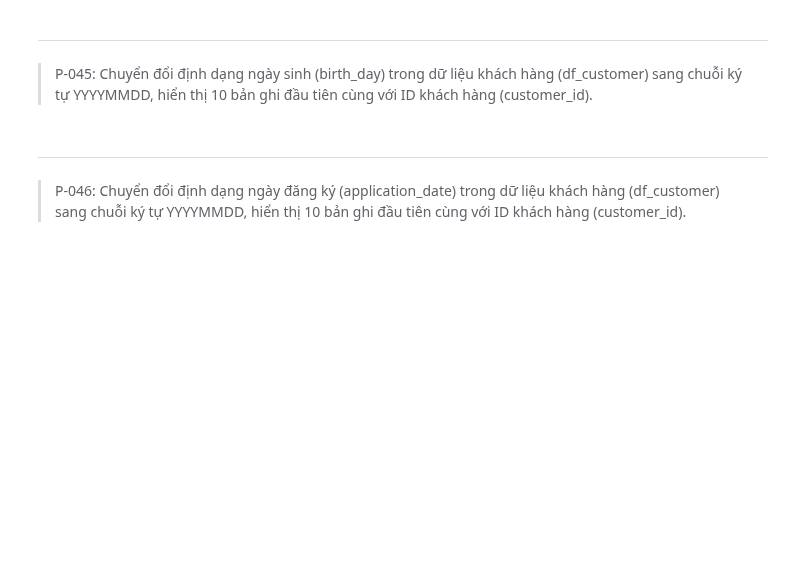
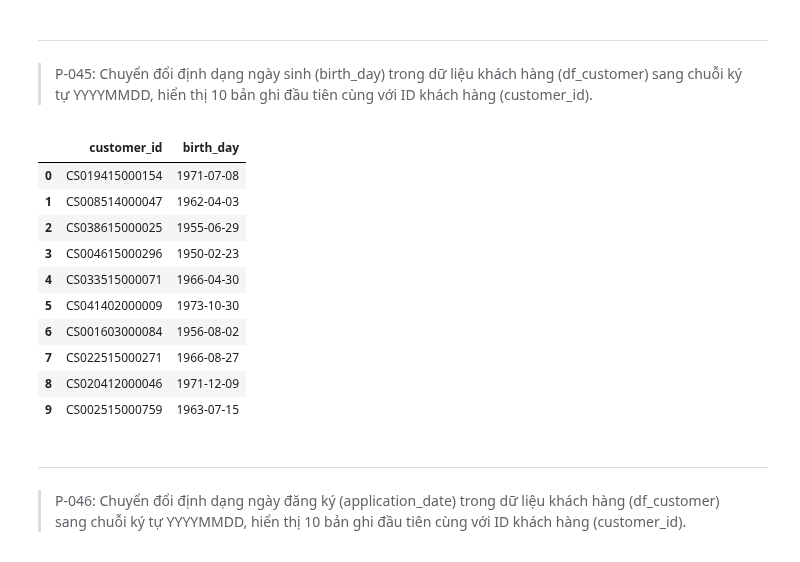
Before and after one commit to quoc-duc/LearnPandas, a Jupyter notebook: notebooks_vn/exercises/100_bai_tap_pandas_vn_exes.ipynb, the cells around one changed output. Saved outputs shown, nothing was run; the diff lists cells and outputs as text; code cells hidden in the pictures; blank space fills up the shorter version.

```diff
--- a/notebooks_vn/exercises/100_bai_tap_pandas_vn_exes.ipynb
+++ b/notebooks_vn/exercises/100_bai_tap_pandas_vn_exes.ipynb
@@ -1011,6 +1011,25 @@ df_sales_summary
 Chuyển đổi định dạng ngày sinh (birth_day) trong dữ liệu khách hàng (df_customer) sang chuỗi ký tự YYYYMMDD, hiển thị 10 bản ghi đầu tiên cùng với ID khách hàng (customer_id).
 # %%
 # df_customer
+# %%
+(
+    df_customer.assign(
+        birth_day=lambda df: pd.to_datetime(df["birth_day"]).dt.strftime("%Y-%m-%d")
+    )[["customer_id", "birth_day"]]
+    .head(10)
+)
+# %% [output]
+|  | customer_id | birth_day |
+| 0 | CS019415000154 | 1971-07-08 |
+| 1 | CS008514000047 | 1962-04-03 |
+| 2 | CS038615000025 | 1955-06-29 |
+| 3 | CS004615000296 | 1950-02-23 |
+| 4 | CS033515000071 | 1966-04-30 |
+| 5 | CS041402000009 | 1973-10-30 |
+| 6 | CS001603000084 | 1956-08-02 |
+| 7 | CS022515000271 | 1966-08-27 |
+| 8 | CS020412000046 | 1971-12-09 |
+| 9 | CS002515000759 | 1963-07-15 |
 # %% [markdown]
 ---
 > P-046:
```
